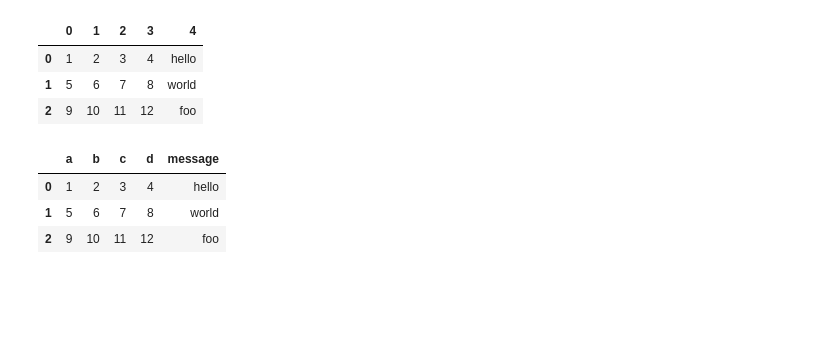
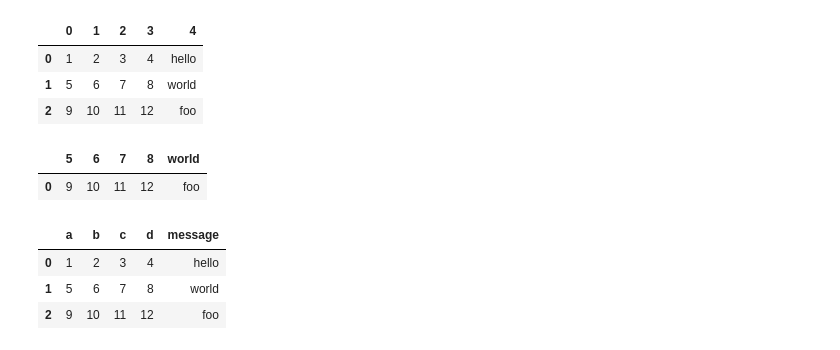
Before and after one commit to d0m999/python-basics-for-quant-trading, a Jupyter notebook: 6-data-loading-storage-file-formats.ipynb, the cells around one changed output. Cells and saved outputs as stored; diff of their text form; code cells hidden in the pictures; blank space fills up the shorter version.

```diff
--- a/6-data-loading-storage-file-formats.ipynb
+++ b/6-data-loading-storage-file-formats.ipynb
@@ -25,6 +25,11 @@ pd.read_csv('pydata-book-3rd-edition/examples/ex2.csv', header=None)
 | 0 | 1 | 2 | 3 | 4 | hello |
 | 1 | 5 | 6 | 7 | 8 | world |
 | 2 | 9 | 10 | 11 | 12 | foo |
+# %%
+pd.read_csv('pydata-book-3rd-edition/examples/ex2.csv', header=1)
+# %% [output]
+|  | 5 | 6 | 7 | 8 | world |
+| 0 | 9 | 10 | 11 | 12 | foo |
 # %%
 # 供了自定义列名，覆盖文件内容
 pd.read_csv('pydata-book-3rd-edition/examples/ex2.csv',
```
Also changed, not shown: parts of 13 cells of this notebook, 3 other files.
